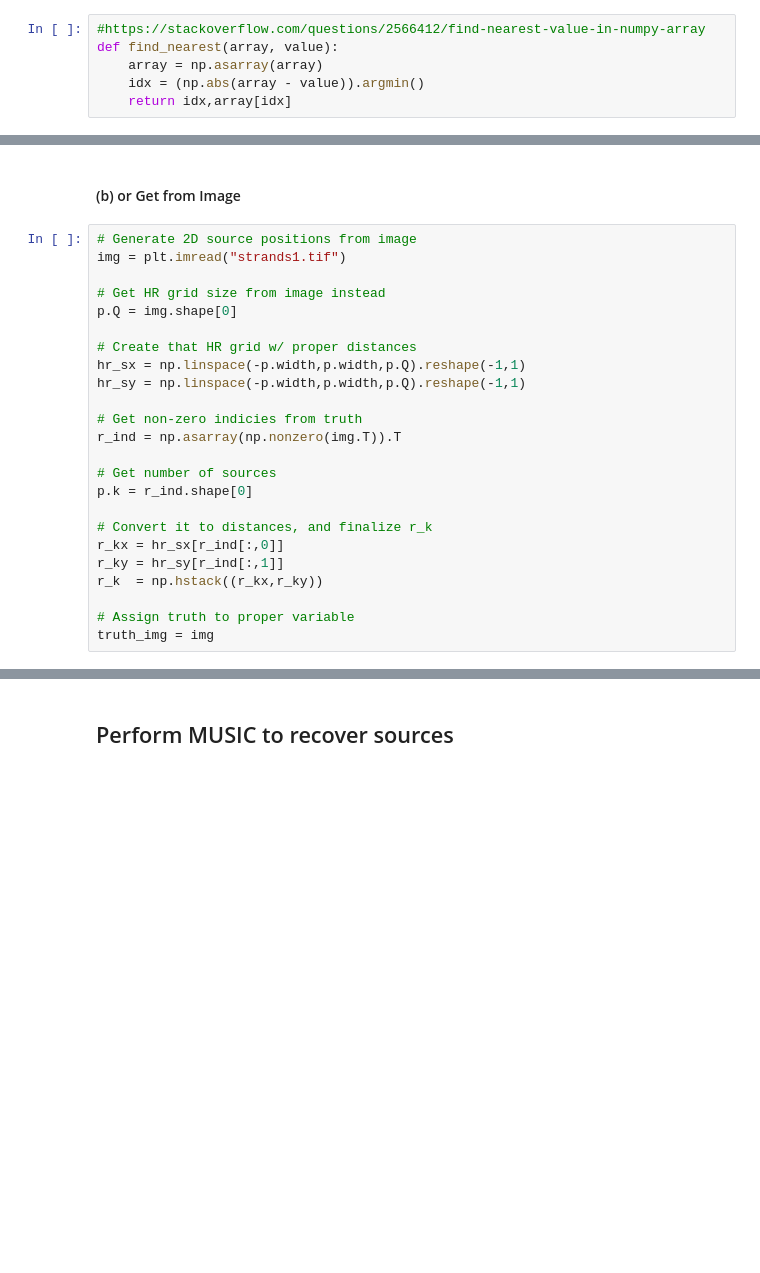
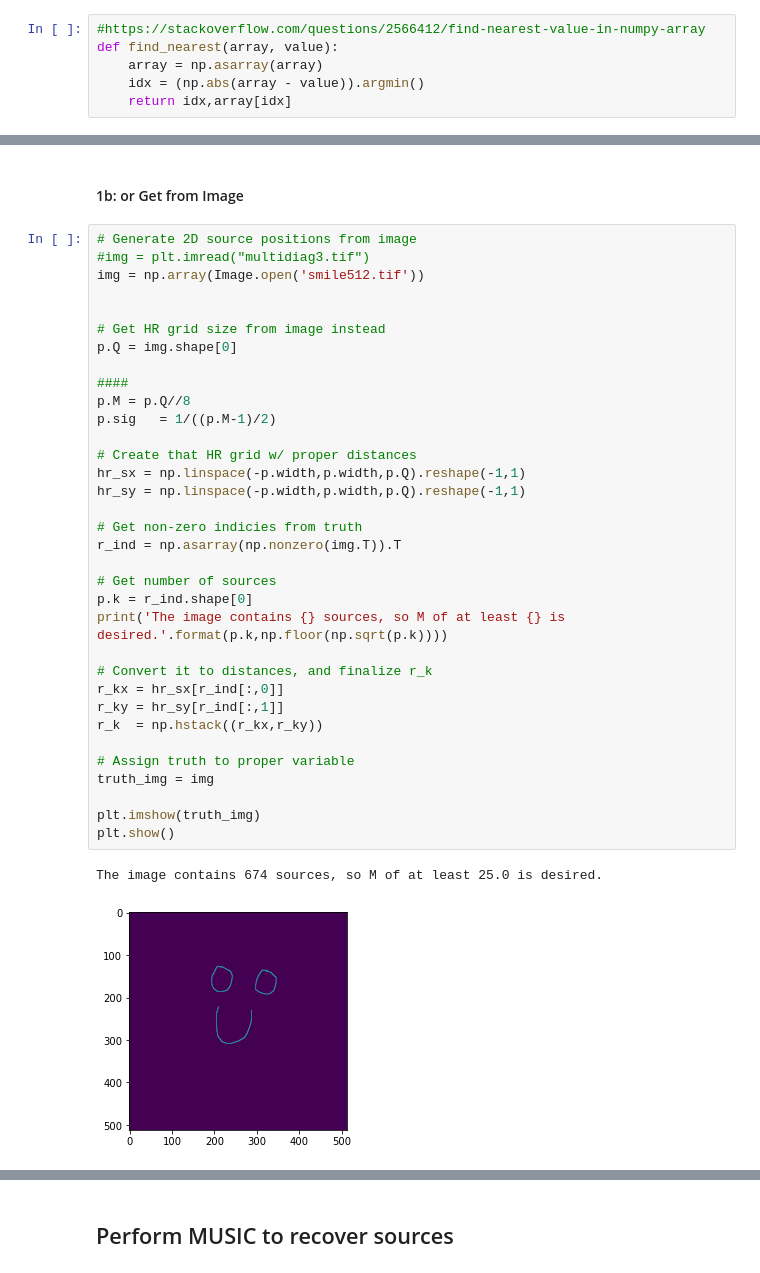
Before and after one commit to ElasticDuckCode/MUSIC_Microscopy, a Jupyter notebook: MUSIC_Microscopy.ipynb, the cells around one changed output, grey strips where cells are left out. Drawn from its saved outputs; the diff is of its cells as text; blank space fills up the shorter version.

```diff
--- a/MUSIC_Microscopy.ipynb
+++ b/MUSIC_Microscopy.ipynb
@@ -66,26 +85,39 @@ for x,y in r_k:
 # %% [markdown]
-#### (b) or Get from Image
+#### 1b: or Get from Image
 # %%
 # Generate 2D source positions from image
-img = plt.imread("strands1.tif")
+#img = plt.imread("multidiag3.tif")
+img = np.array(Image.open('smile512.tif'))
+
 
 # Get HR grid size from image instead
 p.Q = img.shape[0]
+
+####
+p.M = p.Q//8
+p.sig   = 1/((p.M-1)/2)
 
 # Create that HR grid w/ proper distances
 hr_sx = np.linspace(-p.width,p.width,p.Q).reshape(-1,1)
 hr_sy = np.linspace(-p.width,p.width,p.Q).reshape(-1,1)
 
 # Get non-zero indicies from truth
 r_ind = np.asarray(np.nonzero(img.T)).T
 
 # Get number of sources
 p.k = r_ind.shape[0]
+print('The image contains {} sources, so M of at least {} is desired.'.format(p.k,np.floor(np.sqrt(p.k))))
 
 # Convert it to distances, and finalize r_k
 r_kx = hr_sx[r_ind[:,0]]
 r_ky = hr_sy[r_ind[:,1]]
 r_k  = np.hstack((r_kx,r_ky))
 
 # Assign truth to proper variable
 truth_img = img
+
+plt.imshow(truth_img)
+plt.show()
+# %% [output]
+The image contains 674 sources, so M of at least 25.0 is desired.
+[figure, added]
```
Also changed, not shown: parts of 23 cells of this notebook, 14 other files.
